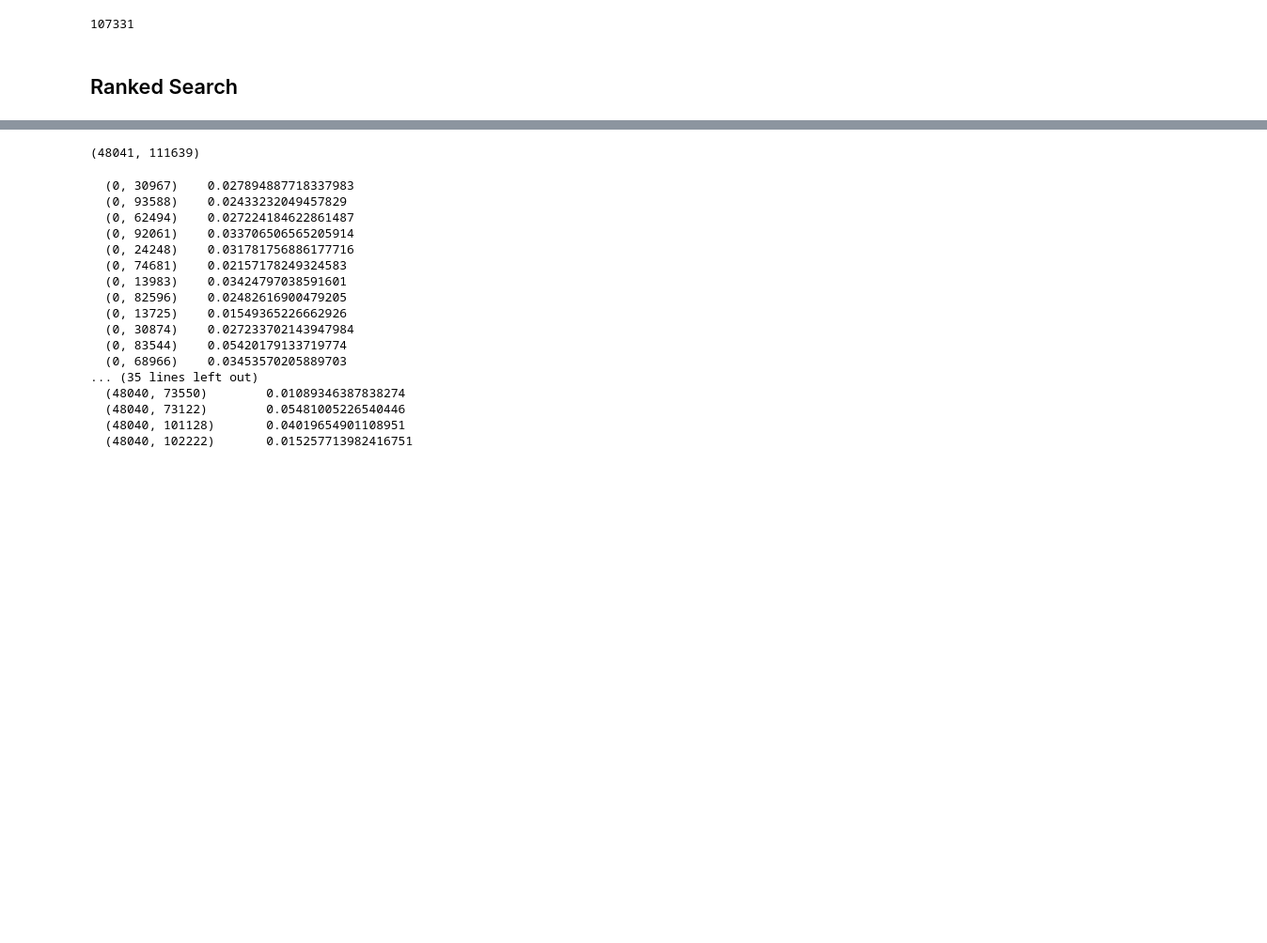
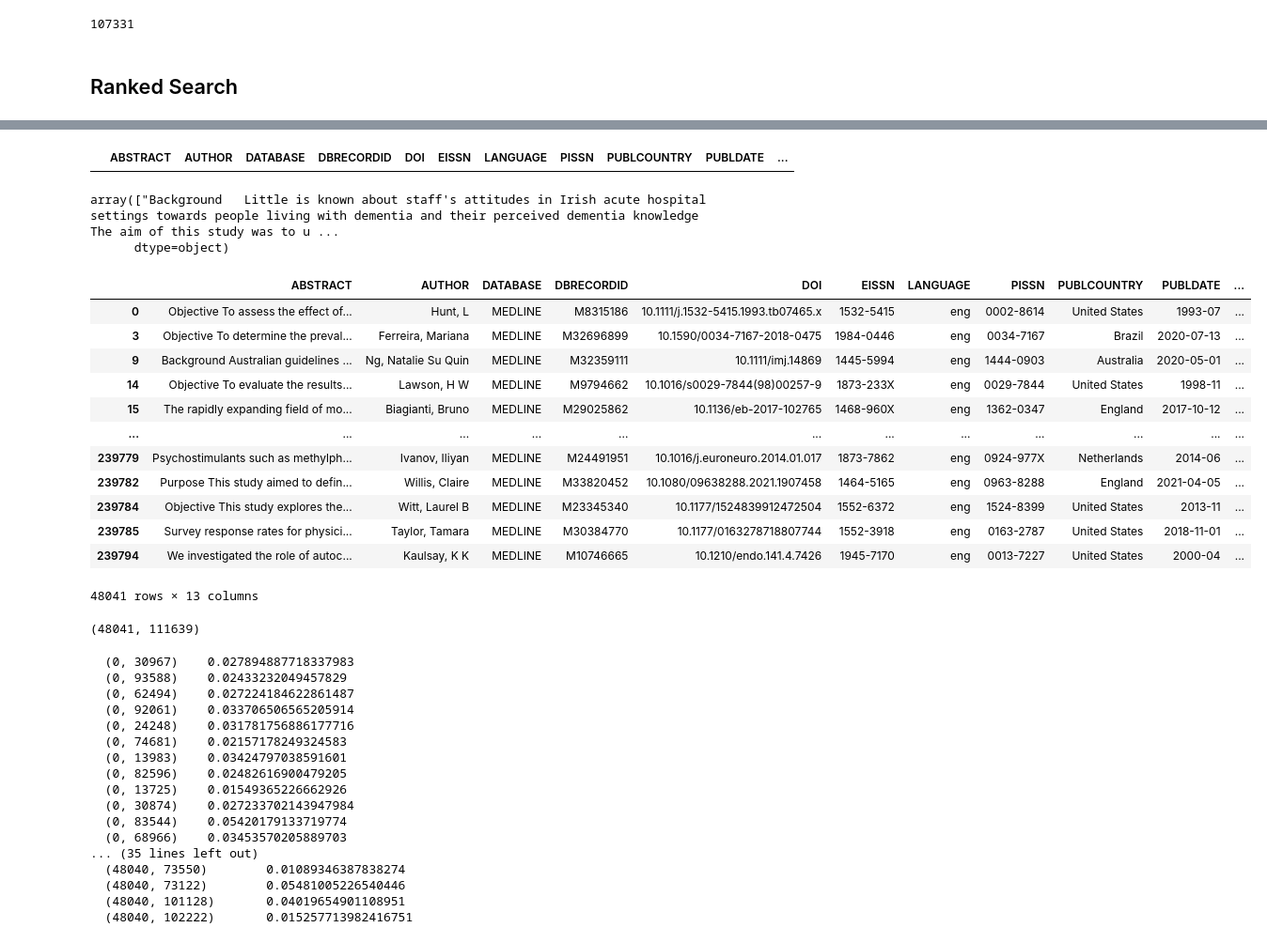
Before and after one commit to sebin0817/information-retrieval-project, a Jupyter notebook: Information Retrieval.ipynb, the cells around one changed output, grey strips where cells are left out. Shown: that part at 94% size. Cells and saved outputs as stored; diff of their text form; code cells hidden in the pictures; blank space fills up the shorter version.

```diff
--- a/Information Retrieval.ipynb
+++ b/Information Retrieval.ipynb
@@ -279,3 +325,28 @@ ranked_search(10,tf_idf,files_with_index[0], c["qstr"][15])
+# %%
+a[a["DBRECORDID"]=="M33634079"]
+# %% [output]
+|  | ABSTRACT | AUTHOR | DATABASE | DBRECORDID | DOI | EISSN | LANGUAGE | PISSN | PUBLCOUNTRY | PUBLDATE | ... |
+# %%
+a[a.index==166241]["ABSTRACT"].values
+# %% [output]
+array(["Background   Little is known about staff's attitudes in Irish acute hospital settings towards people living with dementia and their perceived dementia knowledge  The aim of this study was to u ...
+      dtype=object)
+# %%
+a
+# %% [output]
+|  | ABSTRACT | AUTHOR | DATABASE | DBRECORDID | DOI | EISSN | LANGUAGE | PISSN | PUBLCOUNTRY | PUBLDATE | ... |
+| 0 | Objective To assess the effect of... | Hunt, L | MEDLINE | M8315186 | 10.1111/j.1532-5415.1993.tb07465.x | 1532-5415 | eng | 0002-8614 | United States | 1993-07 | ... |
+| 3 | Objective To determine the preval... | Ferreira, Mariana | MEDLINE | M32696899 | 10.1590/0034-7167-2018-0475 | 1984-0446 | eng | 0034-7167 | Brazil | 2020-07-13 | ... |
+| 9 | Background Australian guidelines ... | Ng, Natalie Su Quin | MEDLINE | M32359111 | 10.1111/imj.14869 | 1445-5994 | eng | 1444-0903 | Australia | 2020-05-01 | ... |
+| 14 | Objective To evaluate the results... | Lawson, H W | MEDLINE | M9794662 | 10.1016/s0029-7844(98)00257-9 | 1873-233X | eng | 0029-7844 | United States | 1998-11 | ... |
+| 15 | The rapidly expanding field of mo... | Biagianti, Bruno | MEDLINE | M29025862 | 10.1136/eb-2017-102765 | 1468-960X | eng | 1362-0347 | England | 2017-10-12 | ... |
+| ... | ... | ... | ... | ... | ... | ... | ... | ... | ... | ... | ... |
+| 239779 | Psychostimulants such as methylph... | Ivanov, Iliyan | MEDLINE | M24491951 | 10.1016/j.euroneuro.2014.01.017 | 1873-7862 | eng | 0924-977X | Netherlands | 2014-06 | ... |
+| 239782 | Purpose This study aimed to defin... | Willis, Claire | MEDLINE | M33820452 | 10.1080/09638288.2021.1907458 | 1464-5165 | eng | 0963-8288 | England | 2021-04-05 | ... |
+| 239784 | Objective This study explores the... | Witt, Laurel B | MEDLINE | M23345340 | 10.1177/1524839912472504 | 1552-6372 | eng | 1524-8399 | United States | 2013-11 | ... |
+| 239785 | Survey response rates for physici... | Taylor, Tamara | MEDLINE | M30384770 | 10.1177/0163278718807744 | 1552-3918 | eng | 0163-2787 | United States | 2018-11-01 | ... |
+| 239794 | We investigated the role of autoc... | Kaulsay, K K | MEDLINE | M10746665 | 10.1210/endo.141.4.7426 | 1945-7170 | eng | 0013-7227 | United States | 2000-04 | ... |
+48041 rows × 13 columns
 # %%
 from sklearn.feature_extraction.text import TfidfVectorizer
 # %%
```
Also changed, not shown: parts of 8 cells of this notebook.
